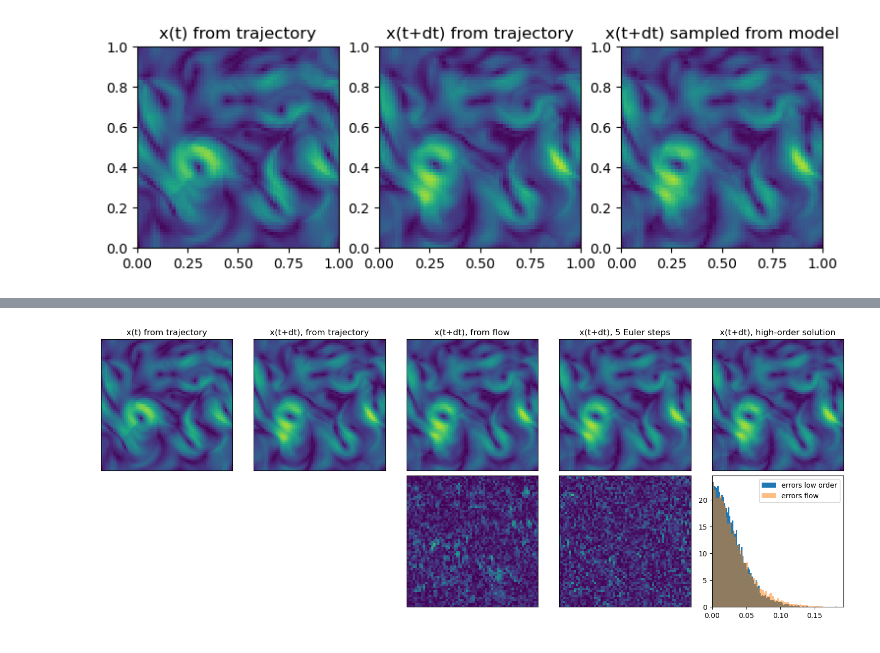
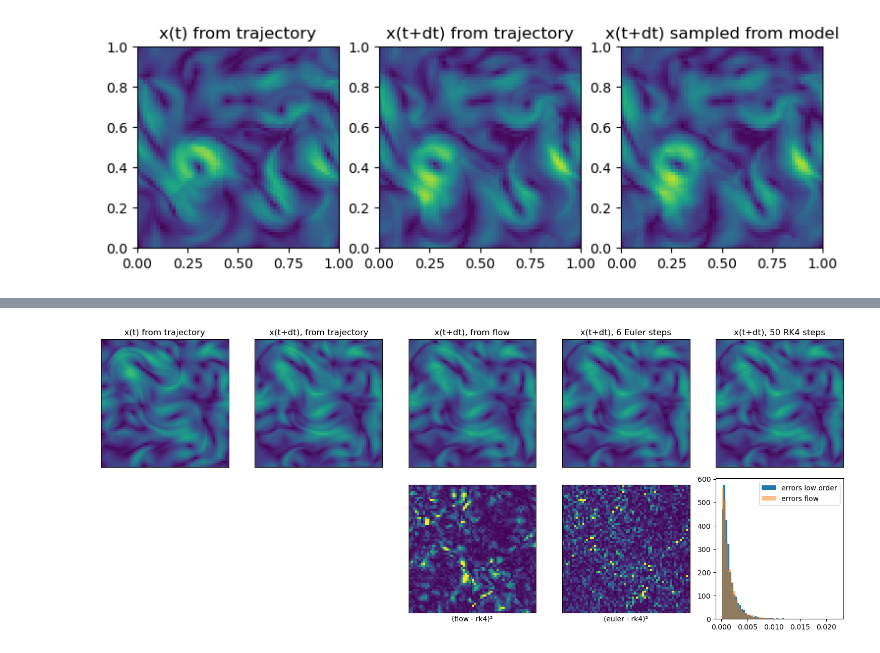
Before and after one commit to graps1/flow-matching-for-time-series, a Jupyter notebook: src/fmfts/experiments/ns2d/visualization.ipynb, the cells around one changed output, grey strips where cells are left out. Cells and saved outputs as stored; diff of their text form; code cells hidden in the pictures.

```diff
--- a/src/fmfts/experiments/ns2d/visualization.ipynb
+++ b/src/fmfts/experiments/ns2d/visualization.ipynb
@@ -34,9 +34,9 @@ plt.show()
 [figure]
 # %%
 # demonstrates how one can generate multiple trajectories
-n_trajectories = 3
-n_predictions = 20
-y = dataset_test.get(0, 0, sequence_len=10)
+n_trajectories = 2
+n_predictions = 30
+y = dataset_test.get(12, 0, sequence_len=10)
 
 xs = torch.empty(n_predictions, n_trajectories, *y.shape[1:])
 xs[0,:] = y[0].clone()
@@ -76,44 +76,47 @@ plt.show()
 # %%
 # demonstrates how one can predict a single sample
-y = dataset_test.get(0, 0, sequence_len=1)
-x = dataset_test.get(0, 1, sequence_len=1)
+y, x = dataset_test.get(10, 0, sequence_len=2)
+y, x = y.unsqueeze(0), x.unsqueeze(0)
 x0 = flow.p0.sample(y.shape).to("cuda")
 # x_pred_f = flow.sample(y, steps=2, x0=x0)
 x_pred_f = single_step.sample(y, x0=x0)
-x_pred_v_lo = flow.v.sample(y, steps= 7, x0=x0, method="euler")
+x_pred_v_lo = flow.v.sample(y, steps= 6, x0=x0, method="euler")
 x_pred_v_ho = flow.v.sample(y, steps=50, x0=x0, method="rk4")
 
-fig, ax = plt.subplots(2, 5, figsize=(3*5, 3*2))
+fig, ax = plt.subplots(2, 5, figsize=(3*5, 3*2.1))
 dataset_test.plot(y, ax[0,0])
 dataset_test.plot(x, ax[0,1])
 dataset_test.plot(x_pred_f, ax[0,2])
 dataset_test.plot(x_pred_v_lo, ax[0,3])
 dataset_test.plot(x_pred_v_ho, ax[0,4])
 
-error_flow  = (x_pred_f - x_pred_v_ho).abs().mean(dim=0)
-error_lo = (x_pred_v_lo - x_pred_v_ho).abs().mean(dim=0)
-ax[1,2].imshow( error_flow[0].cpu().numpy(), vmin=0, vmax=0.2 )
-ax[1,3].imshow( error_lo[0].cpu().numpy(), vmin=0, vmax=0.2 )
-ax[1,4].hist( error_lo.flatten().cpu().numpy(),   bins=100, alpha=1.0, label="errors low order", density=True )
-ax[1,4].hist( error_flow.flatten().cpu().numpy(), bins=100, alpha=0.5, label="errors flow",      density=True )
+error_flow  = (x_pred_f - x_pred_v_ho).pow(2).mean(dim=1)
+error_lo = (x_pred_v_lo - x_pred_v_ho).pow(2).mean(dim=1)
+ax[1,2].imshow( error_flow[0].cpu().numpy(), vmin=0, vmax=0.01 )
+ax[1,3].imshow( error_lo[0].cpu().numpy(), vmin=0, vmax=0.01 )
+ax[1,4].hist( error_lo.flatten().cpu().numpy(),   bins=50, alpha=1.0, label="errors low order", density=True )
+ax[1,4].hist( error_flow.flatten().cpu().numpy(), bins=50, alpha=0.5, label="errors flow",      density=True )
 ax[1,4].legend()
-ax[1,4].set_xlim([0, error_lo.max().cpu().numpy()])
+# ax[1,4].set_xlim([0, error_lo.max().cpu().numpy()])
 
 ax[1,0].remove()
 ax[1,1].remove()
 ax[0,0].set_title("x(t) from trajectory")
 ax[0,1].set_title("x(t+dt), from trajectory")
 ax[0,2].set_title("x(t+dt), from flow")
-ax[0,3].set_title("x(t+dt), 5 Euler steps")
-ax[0,4].set_title("x(t+dt), high-order solution")
+ax[0,3].set_title("x(t+dt), 6 Euler steps")
+ax[0,4].set_title("x(t+dt), 50 RK4 steps")
 for i in range(4):
     for j in range(2):
         ax[j,i].set_xticks([])
         ax[j,i].set_yticks([])
 ax[0,4].set_xticks([])
 ax[0,4].set_yticks([])
 
+ax[1,2].set_xlabel("(flow - rk4)²")
+ax[1,3].set_xlabel("(euler - rk4)²")
+
 plt.tight_layout()
 plt.show()
 # %% [output]
-[figure, old version]
+[figure, new version]
```
Also changed, not shown: parts of 2 cells of this notebook, 4 other files.
